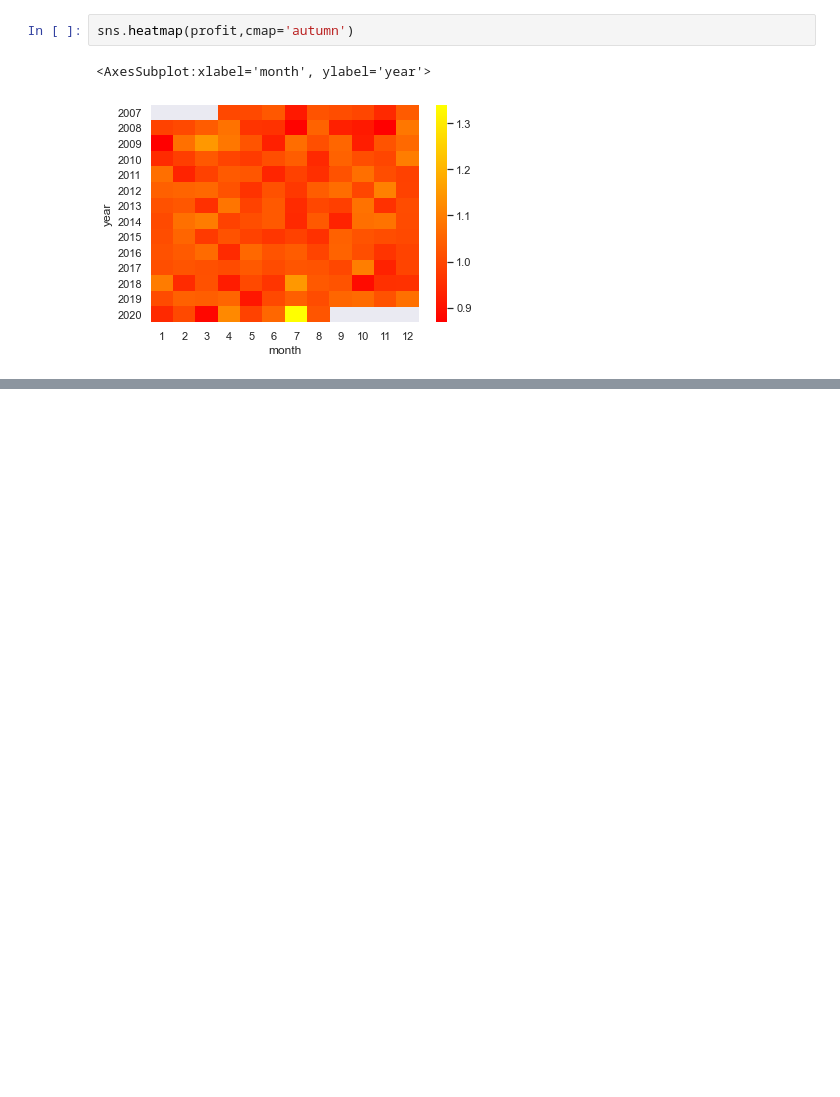
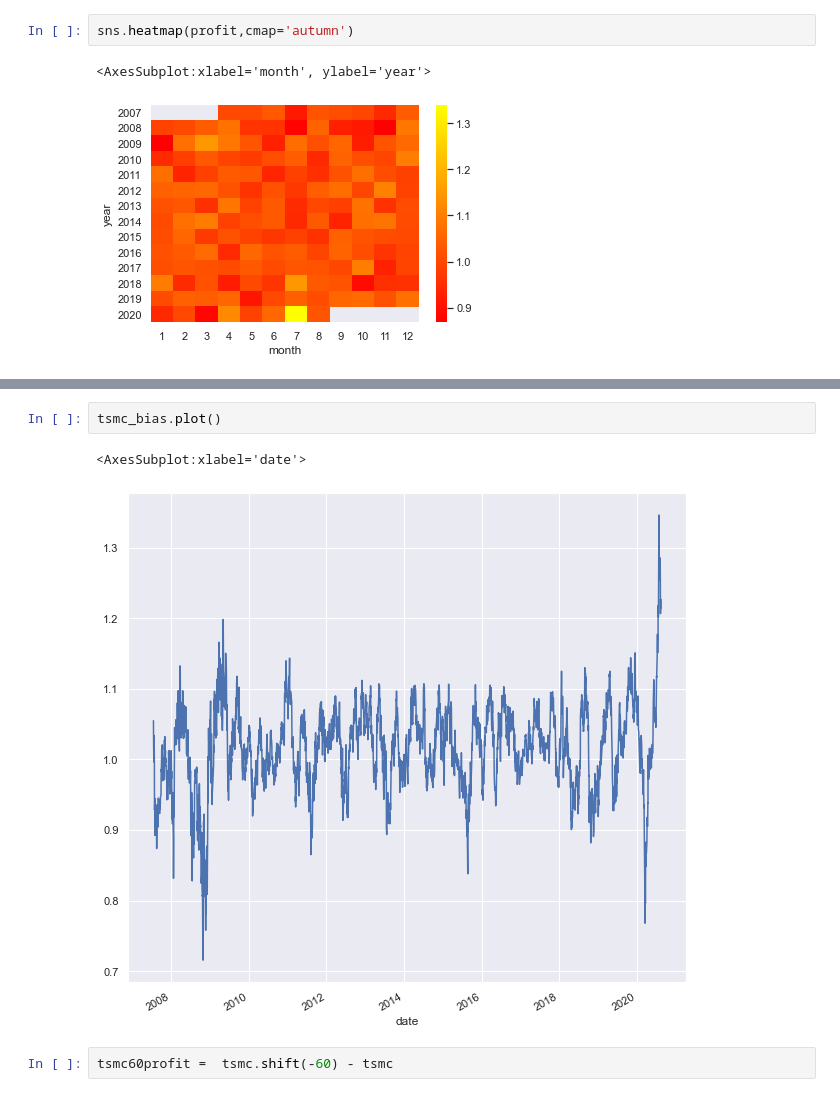
Before and after one commit to cmh841015/DLCourse2020, a Jupyter notebook: GetData.ipynb, the cells around one changed output, grey strips where cells are left out. Saved outputs shown, nothing was run; the diff lists cells and outputs as text; blank space fills up the shorter version.

```diff
--- a/GetData.ipynb
+++ b/GetData.ipynb
@@ -242,0 +308,7 @@ sns.heatmap(profit,cmap='autumn')
+# %%
+tsmc_bias.plot()
+# %% [output]
+<AxesSubplot:xlabel='date'>
+[figure, added]
+# %%
+tsmc60profit =  tsmc.shift(-60) - tsmc
```
Also changed, not shown: parts of 9 cells of this notebook.
